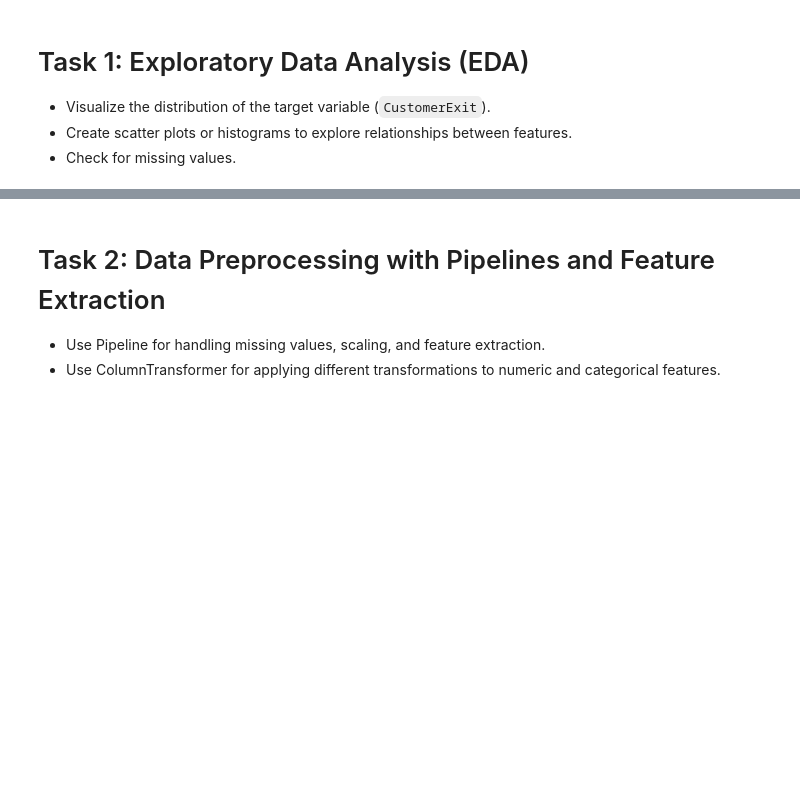
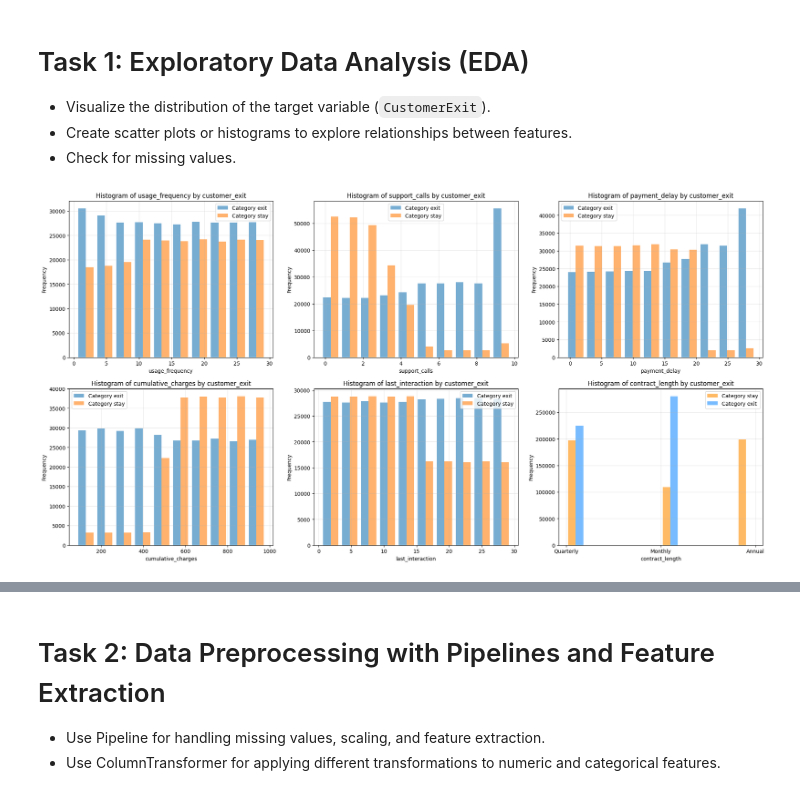
Before and after one commit to Abel-Lagonell/Machine_Learning, a Jupyter notebook: Project_2_Classification_Models.ipynb, the cells around one changed output, grey strips where cells are left out. Drawn from its saved outputs; the diff is of its cells as text; code cells hidden in the pictures; blank space fills up the shorter version.

```diff
--- a/Project_2_Classification_Models.ipynb
+++ b/Project_2_Classification_Models.ipynb
@@ -22,0 +34,3 @@ Please save your Google Colab project as FirstName_LastName_Project2.ipynb and s
+# %%
+df = pd.read_csv("./customer_exit.csv")
+df
@@ -29,0 +114,15 @@ Please save your Google Colab project as FirstName_LastName_Project2.ipynb and s
+# %%
+histogram_cols = ['usage_frequency', 'support_calls', 'payment_delay', 'cumulative_charges', 'last_interaction']
+fig, ax = plt.subplots(ncols=3, nrows=2, figsize=(24, 12))
+ax = ax.flatten()
+for i, col in enumerate(histogram_cols):
+    plot_dual_histogram(df, col, 'customer_exit', partitions=['exit', 'stay'], ax=ax[i])
+
+ax[5].hist(df[['contract_length', 'customer_exit']], alpha=0.6, label=['Category stay','Category exit'], color=['darkorange', 'dodgerblue'])
+ax[5].set_xlabel('contract_length')
+ax[5].set_ylabel('Frequency')
+ax[5].set_title('Histogram of contract_length by customer_exit')
+ax[5].legend()
+ax[5].grid(True, alpha=0.3)
+# %% [output]
+[figure, added]
```
Also changed, not shown: parts of 12 cells of this notebook, 2 other files.
